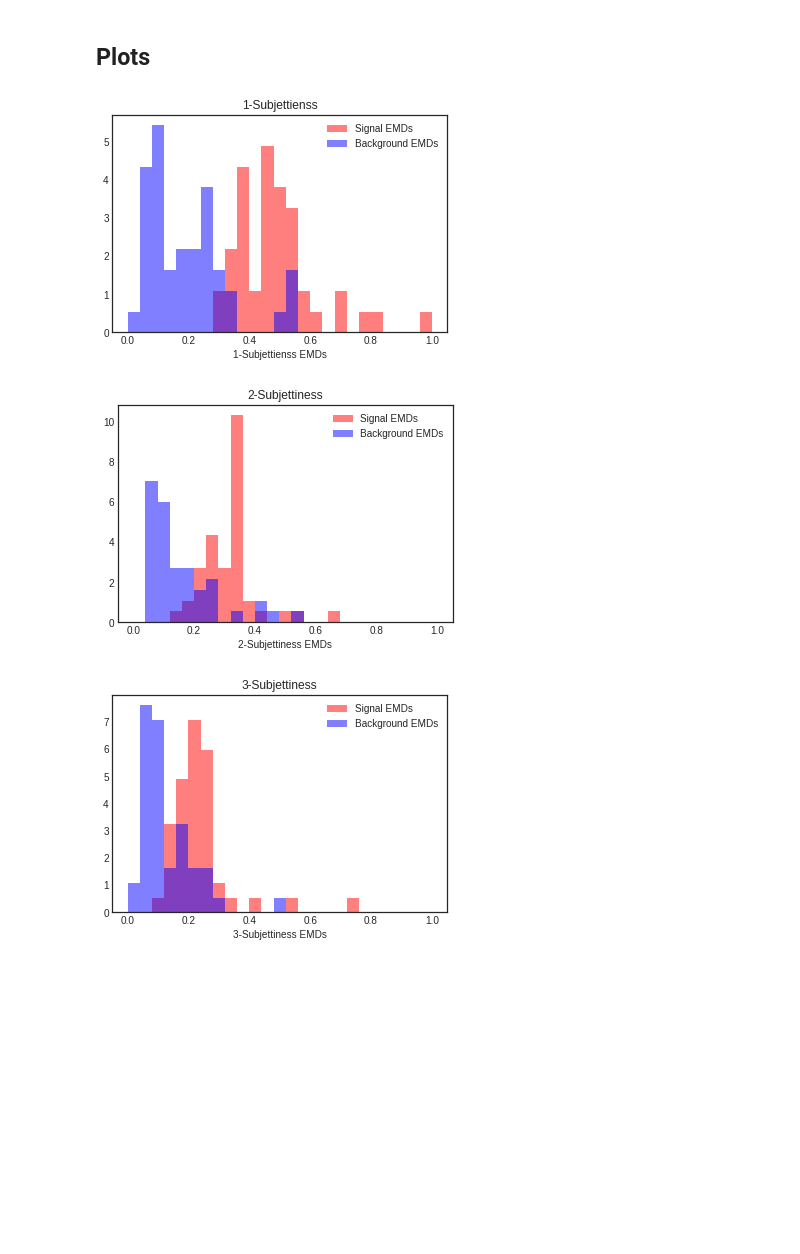
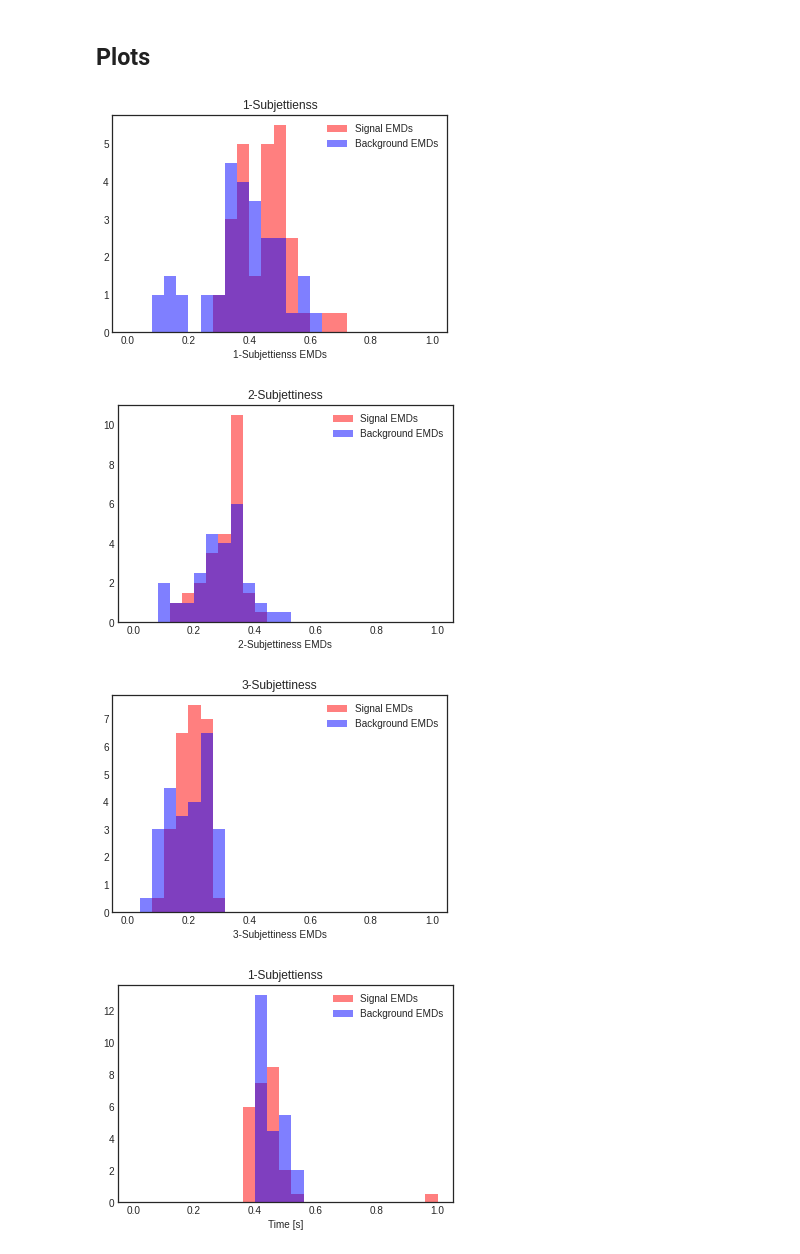
Before and after one commit to rikab/SHAPER, a Jupyter notebook: n_subjettiness.ipynb, the cells around one changed output. Drawn from its saved outputs; the diff is of its cells as text; code cells hidden in the pictures; blank space fills up the shorter version.

```diff
--- a/n_subjettiness.ipynb
+++ b/n_subjettiness.ipynb
@@ -21,30 +23,14 @@ This part of the code can be modified, as long as the final datasets have the sa
 R = 0.5
 N = 50
 epochs = 150
+mass_lower = 145
+mass_upper = 205
 plot_dir = "results"
 
-# events should be of the form ((positions), (weights))
-def load_dataset(filename):
 
-        X = np.load(filename, "r",)[:N]
-        X = np.copy(X)
-        print(X.shape)
 
-        # Normalize & Center
-        events = []
-        for x in X:
-
-            zs = x[:,0] / np.sum(x[:,0])
-
-            mask = zs[:] > 0
-            yphi_avg = np.average(x[mask,1:3], weights = x[mask,0], axis = 0)
-            x[mask,1:3] -= yphi_avg
-            events.append( (x[:,1:3] , zs ) )
-
-        return events
-
-signal = load_dataset("../Datasets/top/v0/signal_train.npy")
-background = load_dataset("../Datasets/top/v0/background_train.npy")
+signal = load_dataset("../Datasets/top/v0/signal_train.npy", N, mass_lower, mass_upper)
+background = load_dataset("../Datasets/top/v0/background_train.npy", N, mass_lower, mass_upper)
 events = [signal, background]
 event_labels = ["signal", "background"]
 colors = ["red", "blue"]
@@ -123,16 +124,19 @@ observable_labels = ["1-Subjettienss", "2-Subjettiness", "3-Subjettiness"]
 ## Run
 # %%
 emds = np.zeros(shape = (len(events),len(observables), N))
+times = np.zeros(shape = (len(events),len(observables), N))
 
 # Calculate the EMDs for each observable, for each event
 for (i, event_type) in enumerate(events):
     for (j, obs) in enumerate(observables):
         for (k, event) in enumerate(events[i]):
 
-            l, shapes = obs(event,
-                            plot_dir = plot_dir + "/%s/event_%d" % (event_labels[i], k),
+            # Generic observable has the timer flag - returns time
+            (l, shapes), time = obs(event,
+                            plot_dir = None, # plot_dir + "/%s/event_%d" % (event_labels[i], k),
                             color = colors[i],
-                            flavor_text = "%s Event %s %d" % (observable_labels[j], event_labels[i], k)
+                            # flavor_text = "%s Event %s %d" % (observable_labels[j], event_labels[i], k)
                             )
             emds[i,j,k] = l
+            times[i,j,k] = time
 # %% [output]
@@ -158,14 +162,24 @@ for (i, event_type) in enumerate(events):
 # %%
 np.save("emds.npy", emds, )
 
 for (j, obs) in enumerate(observables):
     plt.hist(emds[0,j,:], bins = 25, range=(0.0, 1.0), density = True, color = "red", label = "Signal EMDs", histtype="stepfilled", alpha = 0.5)
     plt.hist(emds[1,j,:], bins = 25, range=(0.0, 1.0), density = True, color = "blue", label = "Background EMDs", histtype="stepfilled", alpha = 0.5)
     plt.title(observable_labels[j])
     plt.xlabel(r"%s EMDs" % observable_labels[j])
     plt.legend()
     plt.show()
+
+
+for (j, obs) in enumerate(observables):
+    plt.hist(times[0,j,:], bins = 25, range=(0.0, 1.0), density = True, color = "red", label = "Signal EMDs", histtype="stepfilled", alpha = 0.5)
+    plt.hist(times[1,j,:], bins = 25, range=(0.0, 1.0), density = True, color = "blue", label = "Background EMDs", histtype="stepfilled", alpha = 0.5)
+    plt.title(observable_labels[j])
+    plt.xlabel("Time [s]")
+    plt.legend()
+    plt.show()
 # %% [output]
-[figure, old version]
+[figure, new version]
-[figure, old version]
+[figure, new version]
-[figure, old version]
+[figure, new version]
+[figure, added]
```
Also changed, not shown: parts of 9 cells of this notebook, 13 other files.
